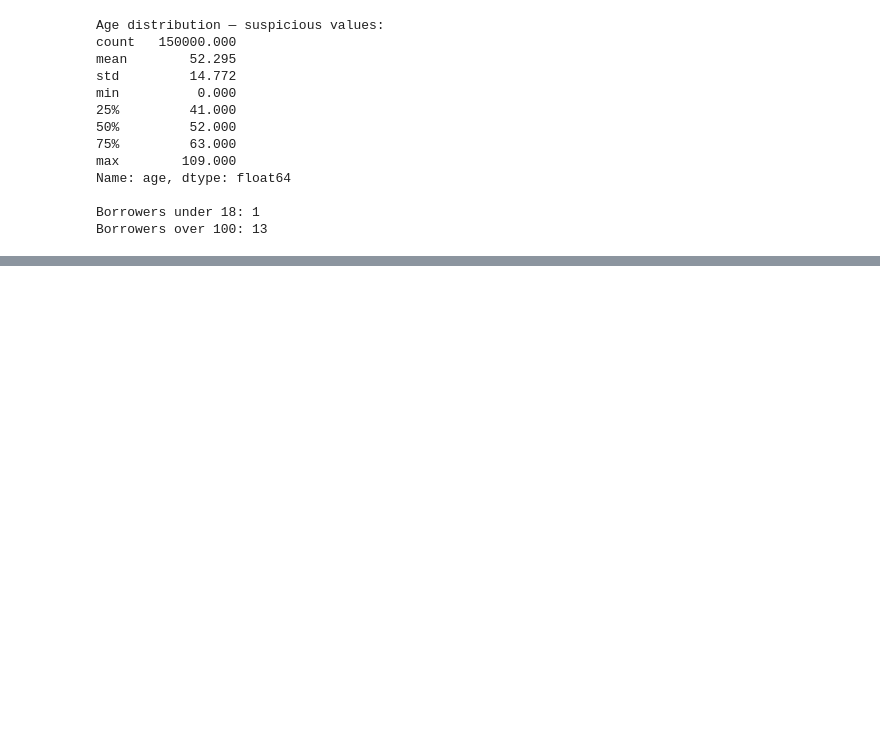
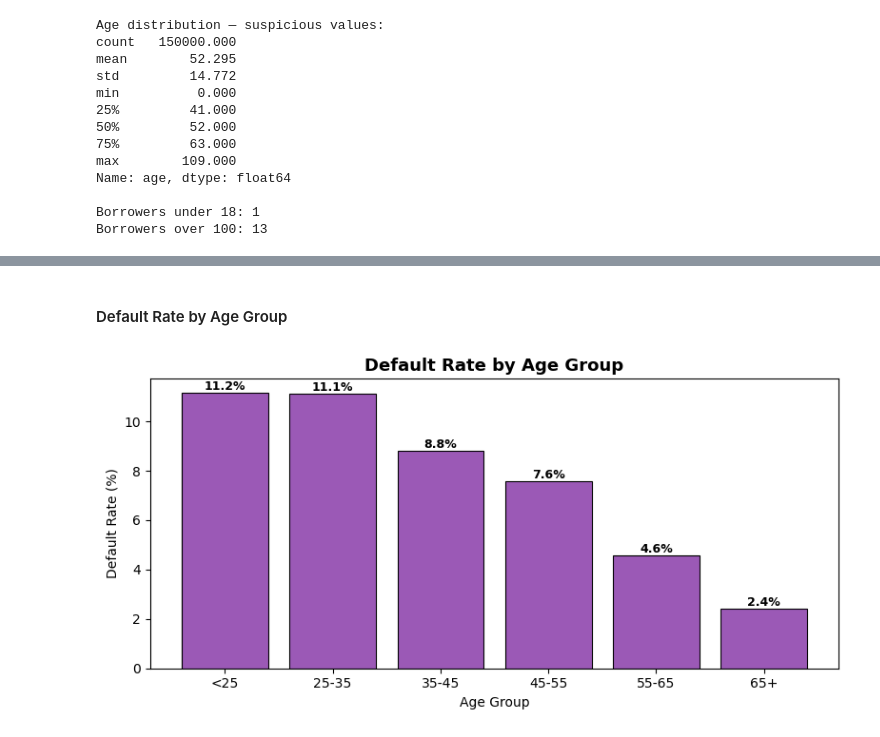
Before and after one commit to Sohail-Rasul/credit-risk-classifier, a Jupyter notebook: credit_risk_classifier.ipynb, the cells around one changed output, grey strips where cells are left out. Saved outputs shown, nothing was run; the diff lists cells and outputs as text; code cells hidden in the pictures; blank space fills up the shorter version.

```diff
--- a/credit_risk_classifier.ipynb
+++ b/credit_risk_classifier.ipynb
@@ -273,3 +275,28 @@ NumberOfTime60-89DaysPastDueNotWorse
 3   57.721
 4   67.010
 5   63.359
+# %% [markdown]
+#### Default Rate by Age Group
+# %%
+df['age_group'] = pd.cut(df['age'],
+                          bins=[0, 25, 35, 45, 55, 65, 120],
+                          labels=['<25', '25-35', '35-45', '45-55', '55-65', '65+'])
+
+age_default = df.groupby('age_group', observed=True)['SeriousDlqin2yrs'].mean() * 100
+
+fig, ax = plt.subplots(figsize=(8, 4))
+ax.bar(age_default.index.astype(str), age_default.values,
+       color='#9b59b6', edgecolor='black', linewidth=0.8)
+ax.set_title('Default Rate by Age Group', fontsize=13, fontweight='bold')
+ax.set_xlabel('Age Group')
+ax.set_ylabel('Default Rate (%)')
+for i, v in enumerate(age_default.values):
+    ax.text(i, v + 0.1, f'{v:.1f}%', ha='center', fontsize=9, fontweight='bold')
+plt.tight_layout()
+plt.savefig('figures/03_default_rate_by_age.png', dpi=150)
+plt.show()
+
+# Drop the temporary column
+df.drop('age_group', axis=1, inplace=True)
+# %% [output]
+[figure, added]
```
Also changed, not shown: parts of 8 cells of this notebook, 6 other files.
